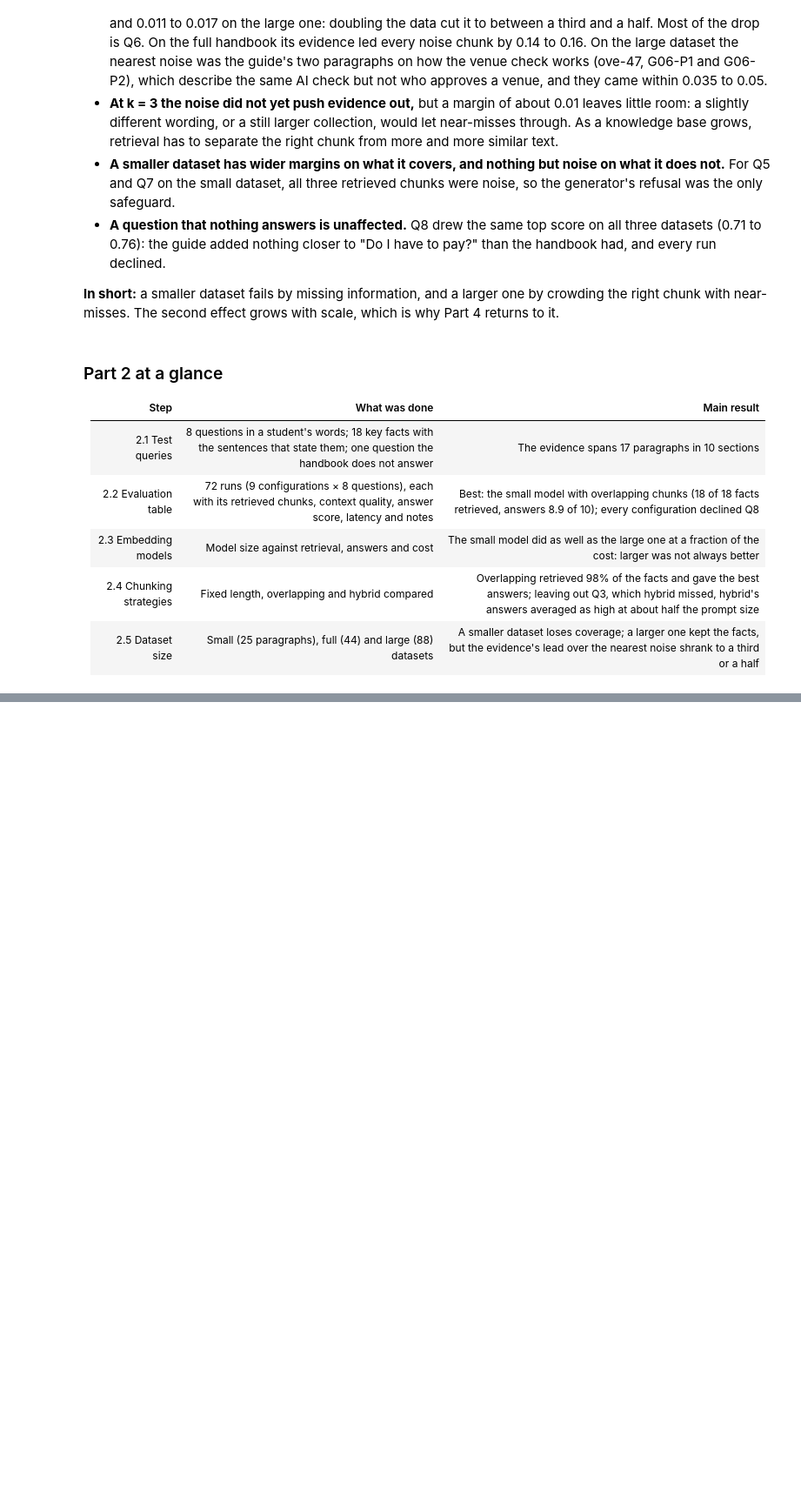
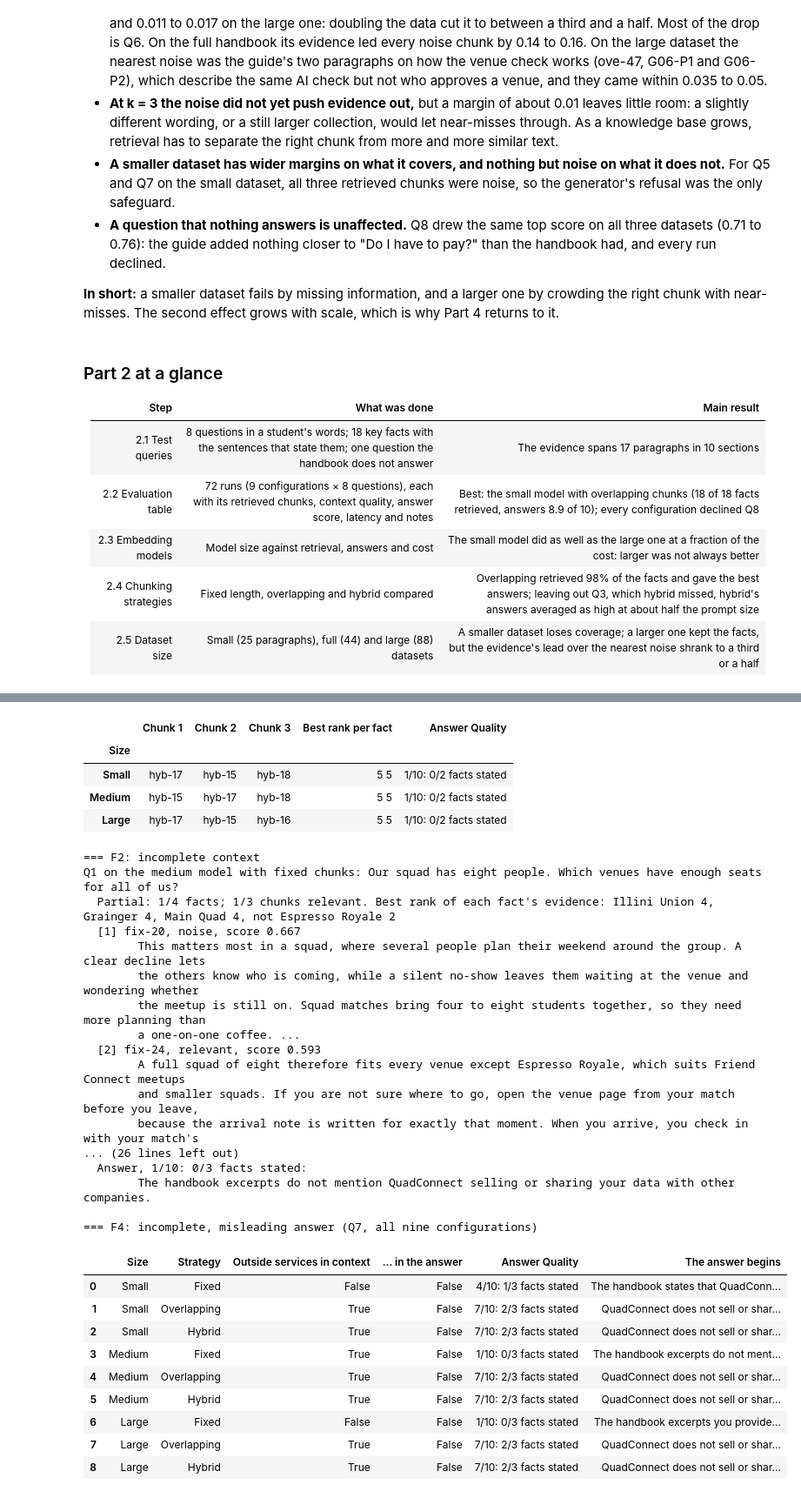
Before and after one commit to manojkmohan5/13_QuadConnect, a Jupyter notebook: rag/rag_system.ipynb, the cells around one changed output, grey strips where cells are left out. Shown at 87% size. Cells and saved outputs as stored; diff of their text form; code cells hidden in the pictures; blank space fills up the shorter version.

```diff
--- a/rag/rag_system.ipynb
+++ b/rag/rag_system.ipynb
@@ -1651,0 +1720,37 @@ near-misses. The second effect grows with scale, which is why Part 4 returns to
+# %%
+def show_run(q, size, strategy, chunk_words=60):
+    """A run from Step 2.2 as the generator saw it: its chunks, where the evidence ranked, and the answer."""
+    run = EVALUATION[(EVALUATION["Q"] == q) & (EVALUATION["Size"] == size)
+                     & (EVALUATION["Strategy"] == strategy)].iloc[0]
+    test = next(t for t in TESTS if t["Q"] == q)
+    print(f"{q} on the {size.lower()} model with {strategy.lower()} chunks: {test['Query']}")
+    print(f"  {run['Retrieved Context Quality']}. Best rank of each fact's evidence: "
+          + ", ".join(f"{f['Key']} {r}" for f, r in zip(test["Facts"], run["Best rank per fact"].split(), strict=True)))
+    for i in range(1, TOP_K + 1):
+        words = run[f"Chunk {i} text"].split()
+        text = " ".join(words[:chunk_words]) + (" ..." if len(words) > chunk_words else "")
+        print(f"  [{i}] {run[f'Chunk {i}']}, {'relevant' if run[f'Chunk {i} relevant'] else 'noise'}, "
+              f"score {run[f'Chunk {i} score']:.3f}")
+        print(wrapped(text, indent="        "))
+    print(f"  Answer, {run['Answer Quality']}:")
+    print(wrapped(run["Answer"], indent="        "))
+    print()
+
+
+print("=== F1: wrong chunks retrieved")
+show_run("Q3", "Medium", "Hybrid")
+q3 = EVALUATION[(EVALUATION["Q"] == "Q3") & (EVALUATION["Strategy"] == "Hybrid")]
+print("  The same failure with every model:")
+display(q3[["Size", "Chunk 1", "Chunk 2", "Chunk 3", "Best rank per fact", "Answer Quality"]].set_index("Size"))
+print("\n=== F2: incomplete context")
+show_run("Q1", "Medium", "Fixed")
+print("=== F3: incorrect answer")
+show_run("Q7", "Medium", "Fixed")
+print("=== F4: incomplete, misleading answer (Q7, all nine configurations)")
+q7 = FACTS[(FACTS["Q"] == "Q7") & (FACTS["Fact"] == "outside services")].merge(
+    EVALUATION[["Q", "Size", "Strategy", "Answer Quality", "Answer"]], on=["Q", "Size", "Strategy"])
+q7["The answer begins"] = q7["Answer"].map(lambda a: " ".join(a.split()[:16]) + " ...")
+with pd.option_context("display.max_colwidth", None):
+    display(q7[["Size", "Strategy", "In context", "Stated", "Answer Quality", "The answer begins"]]
+            .rename(columns={"In context": "Outside services in context", "Stated": "... in the answer"}))
+# %% [output]
@@ -1651,0 +1774,32 @@ near-misses. The second effect grows with scale, which is why Part 4 returns to
+|  | Chunk 1 | Chunk 2 | Chunk 3 | Best rank per fact | Answer Quality |
+| Size |  |  |  |  |  |
+| Small | hyb-17 | hyb-15 | hyb-18 | 5 5 | 1/10: 0/2 facts stated |
+| Medium | hyb-15 | hyb-17 | hyb-18 | 5 5 | 1/10: 0/2 facts stated |
+| Large | hyb-17 | hyb-15 | hyb-16 | 5 5 | 1/10: 0/2 facts stated |
+=== F2: incomplete context
+Q1 on the medium model with fixed chunks: Our squad has eight people. Which venues have enough seats for all of us?
+  Partial: 1/4 facts; 1/3 chunks relevant. Best rank of each fact's evidence: Illini Union 4, Grainger 4, Main Quad 4, not Espresso Royale 2
+  [1] fix-20, noise, score 0.667
+        This matters most in a squad, where several people plan their weekend around the group. A clear decline lets
+        the others know who is coming, while a silent no-show leaves them waiting at the venue and wondering whether
+        the meetup is still on. Squad matches bring four to eight students together, so they need more planning than
+        a one-on-one coffee. ...
+  [2] fix-24, relevant, score 0.593
+        A full squad of eight therefore fits every venue except Espresso Royale, which suits Friend Connect meetups
+        and smaller squads. If you are not sure where to go, open the venue page from your match before you leave,
+        because the arrival note is written for exactly that moment. When you arrive, you check in with your match's
+... (26 lines left out)
+  Answer, 1/10: 0/3 facts stated:
+        The handbook excerpts do not mention QuadConnect selling or sharing your data with other companies.
+
+=== F4: incomplete, misleading answer (Q7, all nine configurations)
+|  | Size | Strategy | Outside services in context | ... in the answer | Answer Quality | The answer begins |
+| 0 | Small | Fixed | False | False | 4/10: 1/3 facts stated | The handbook states that QuadConn... |
+| 1 | Small | Overlapping | True | False | 7/10: 2/3 facts stated | QuadConnect does not sell or shar... |
+| 2 | Small | Hybrid | True | False | 7/10: 2/3 facts stated | QuadConnect does not sell or shar... |
+| 3 | Medium | Fixed | True | False | 1/10: 0/3 facts stated | The handbook excerpts do not ment... |
+| 4 | Medium | Overlapping | True | False | 7/10: 2/3 facts stated | QuadConnect does not sell or shar... |
+| 5 | Medium | Hybrid | True | False | 7/10: 2/3 facts stated | QuadConnect does not sell or shar... |
+| 6 | Large | Fixed | False | False | 1/10: 0/3 facts stated | The handbook excerpts you provide... |
+| 7 | Large | Overlapping | True | False | 7/10: 2/3 facts stated | QuadConnect does not sell or shar... |
+| 8 | Large | Hybrid | True | False | 7/10: 2/3 facts stated | QuadConnect does not sell or shar... |
```
Also changed, not shown: parts of 10 cells of this notebook, 7 other files.
